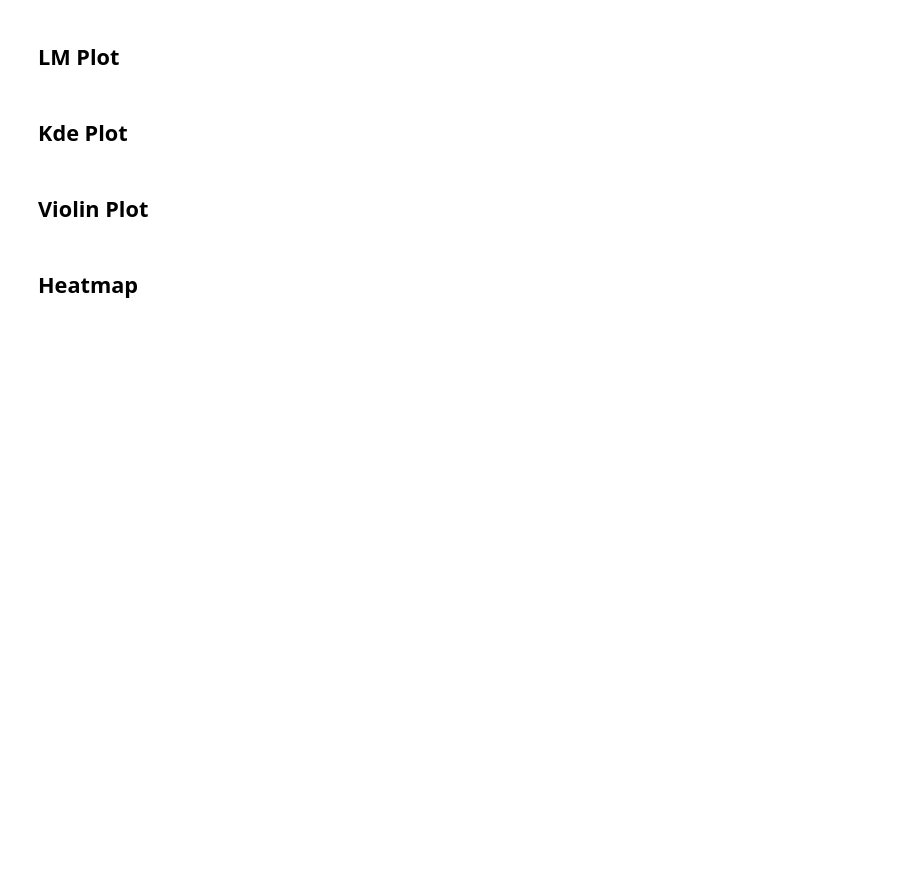
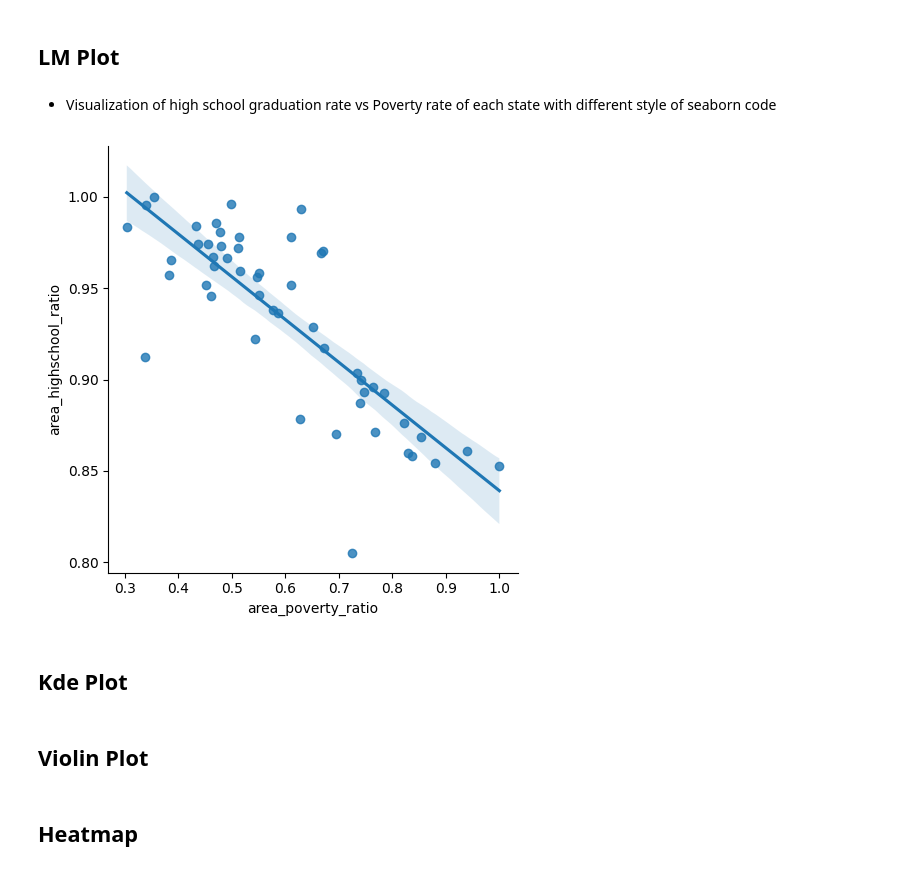
Before and after one commit to aeyeniay/SeabornPlots, a Jupyter notebook: seaborn_plots.ipynb, the cells around one changed output. Drawn from its saved outputs; the diff is of its cells as text; code cells hidden in the pictures; blank space fills up the shorter version.

Commit message:
Kaggle Notebook | Seaborn Plots | Version 9

```diff
--- a/seaborn_plots.ipynb
+++ b/seaborn_plots.ipynb
@@ -420,6 +597,14 @@ plt.show()
 # %% [markdown]
 <a id="5"></a>
 ## LM Plot
+# %% [markdown]
+- Visualization of high school graduation rate vs Poverty rate of each state with different style of seaborn code
+# %%
+# Show the results of a linear regression within each dataset
+sns.lmplot(x="area_poverty_ratio", y="area_highschool_ratio", data=data)
+plt.show()
+# %% [output]
+[figure, added]
 # %% [markdown]
 <a id="6"></a>
 ## Kde Plot
```
Also changed, not shown: parts of 24 cells of this notebook.
